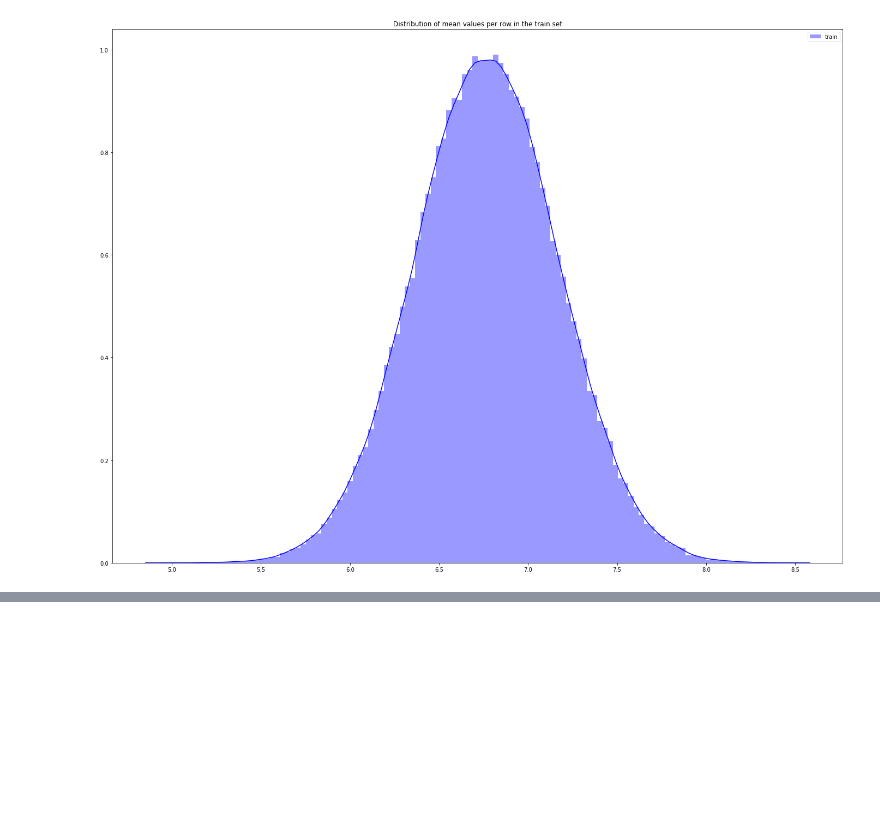
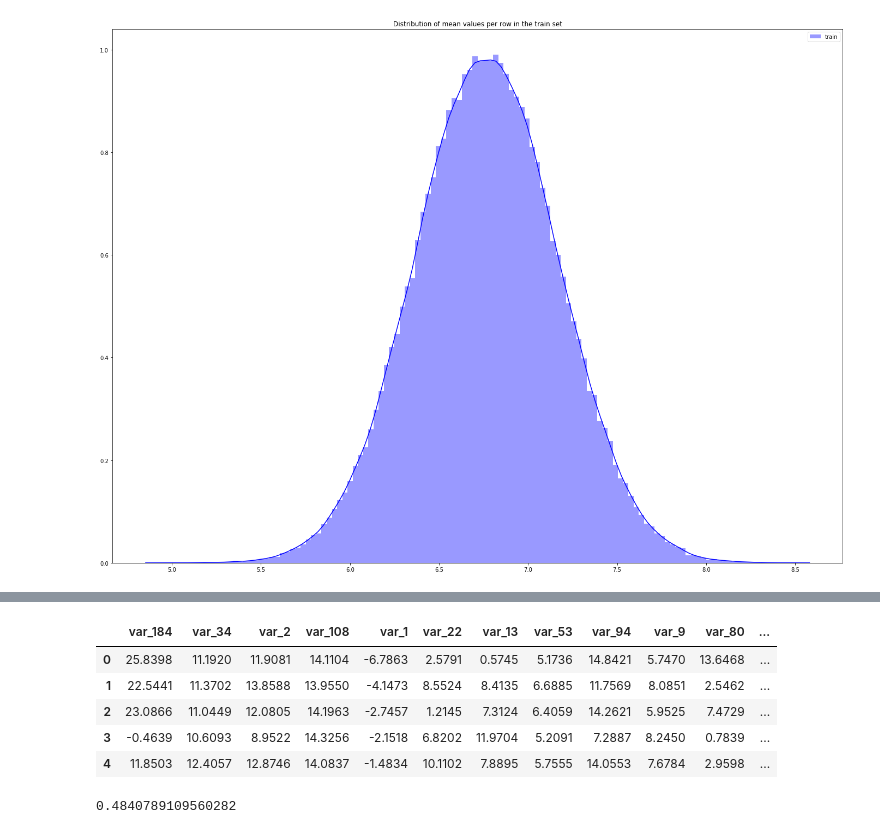
Before and after one commit to contemplat0r/Santander-Customer-Transaction-Prediction, a Jupyter notebook: sctp_eda_with_other_kagglers_ideas_a_techiques_clustering.ipynb, the cells around one changed output, grey strips where cells are left out. Cells and saved outputs as stored; diff of their text form; code cells hidden in the pictures; blank space fills up the shorter version.

```diff
--- a/sctp_eda_with_other_kagglers_ideas_a_techiques_clustering.ipynb
+++ b/sctp_eda_with_other_kagglers_ideas_a_techiques_clustering.ipynb
@@ -604,0 +460,12 @@ plt.savefig('FI.png')
+# %%
+importnant_features = train_df[
+    ['var_184', 'var_34', 'var_2', 'var_108', 'var_1', 'var_22', 'var_13', 'var_53', 'var_94', 'var_9', 'var_80', 'var_6', 'var_146', 'var_133', 'var_148', 'var_166', 'var_99']]
+# %%
+importnant_features.head()
+# %% [output]
+|  | var_184 | var_34 | var_2 | var_108 | var_1 | var_22 | var_13 | var_53 | var_94 | var_9 | var_80 | ... |
+| 0 | 25.8398 | 11.1920 | 11.9081 | 14.1104 | -6.7863 | 2.5791 | 0.5745 | 5.1736 | 14.8421 | 5.7470 | 13.6468 | ... |
+| 1 | 22.5441 | 11.3702 | 13.8588 | 13.9550 | -4.1473 | 8.5524 | 8.4135 | 6.6885 | 11.7569 | 8.0851 | 2.5462 | ... |
+| 2 | 23.0866 | 11.0449 | 12.0805 | 14.1963 | -2.7457 | 1.2145 | 7.3124 | 6.4059 | 14.2621 | 5.9525 | 7.4729 | ... |
+| 3 | -0.4639 | 10.6093 | 8.9522 | 14.3256 | -2.1518 | 6.8202 | 11.9704 | 5.2091 | 7.2887 | 8.2450 | 0.7839 | ... |
+| 4 | 11.8503 | 12.4057 | 12.8746 | 14.0837 | -1.4834 | 10.1102 | 7.8895 | 5.7555 | 14.0553 | 7.6784 | 2.9598 | ... |
@@ -604,0 +480,4 @@ plt.savefig('FI.png')
+# %%
+bandwidth
+# %% [output]
+0.4840789109560282
```
Also changed, not shown: parts of 43 cells of this notebook, 2 other files.
